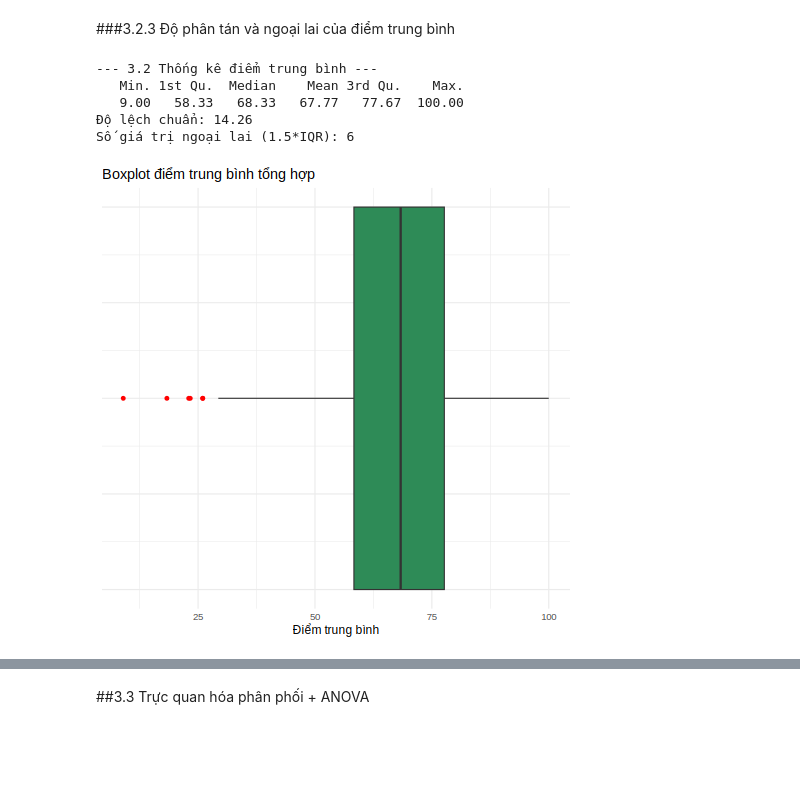
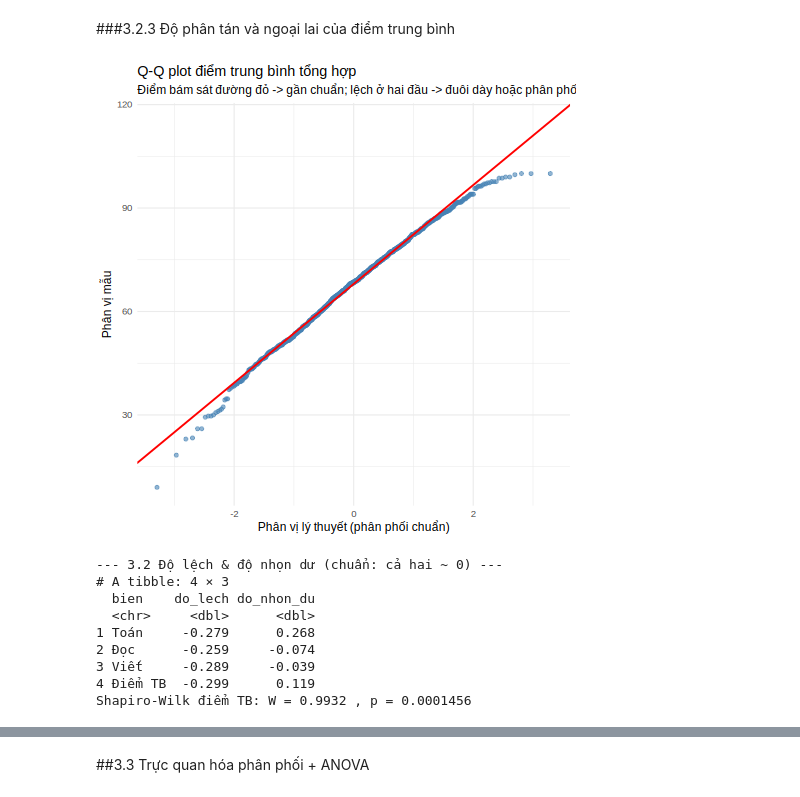
Before and after one commit to 25-DoThanQuocKhanh-24174600024/DHKL18A1HN_Do_An_Nhom_2_CD_3, a Jupyter notebook: Đồ_Án_1_Nhóm_2_2_DHKL18A1HN.ipynb, the cells around one changed output, grey strips where cells are left out. Saved outputs shown, nothing was run; the diff lists cells and outputs as text; code cells hidden in the pictures; blank space fills up the shorter version.

```diff
--- a/Đồ_Án_1_Nhóm_2_2_DHKL18A1HN.ipynb
+++ b/Đồ_Án_1_Nhóm_2_2_DHKL18A1HN.ipynb
@@ -1150,27 +1153,41 @@ save_plot(p32b, "3.2b_density")
 # %% [markdown]
 ###3.2.3 Độ phân tán và ngoại lai của điểm trung bình
-# %%
-%%R
-# [p32c] BOXPLOT: độ phân tán và ngoại lai (chấm đỏ) của điểm trung bình  -> plots/3.2c_boxplot.png
-p32c <- ggplot(df, aes(y = average_score)) +
-  geom_boxplot(fill = "seagreen", width = 0.4, outlier.colour = "red") +
-  coord_flip() +
-  labs(title = "Boxplot điểm trung bình tổng hợp", y = "Điểm trung bình", x = NULL) +
-  theme(axis.text.y = element_blank())
-save_plot(p32c, "3.2c_boxplot", h = 3)
-
-# Ngoại lai của điểm TRUNG BÌNH (quy tắc 1.5*IQR). Phần 2.4.4 (Python) gắn cờ ngoại lai
-# theo từng MÔN và quyết định GIỮ LẠI vì là điểm thi thật -> ở đây cũng giữ lại, chỉ mô tả.
-q <- quantile(df$average_score, c(.25, .75)); iqr <- diff(q)
-outliers <- df |> filter(average_score < q[1] - 1.5 * iqr | average_score > q[2] + 1.5 * iqr)
-cat("\n--- 3.2 Thống kê điểm trung bình ---\n")
-print(summary(df$average_score))
-cat("Độ lệch chuẩn:", round(sd(df$average_score), 2), "\n")
-cat("Số giá trị ngoại lai (1.5*IQR):", nrow(outliers), "\n")
-# %% [output]
---- 3.2 Thống kê điểm trung bình ---
-   Min. 1st Qu.  Median    Mean 3rd Qu.    Max.
-   9.00   58.33   68.33   67.77   77.67  100.00
-Độ lệch chuẩn: 14.26
-Số giá trị ngoại lai (1.5*IQR): 6
-[figure, removed]
+# %%
+%%R
+# [p32c] Q-Q PLOT: so sánh phân vị mẫu với phân vị chuẩn lý thuyết  -> plots/3.2c_qqplot.png
+p32c <- ggplot(df, aes(sample = average_score)) +
+  stat_qq(color = "steelblue", alpha = 0.6) +
+  stat_qq_line(color = "red", linewidth = 0.9) +
+  labs(title = "Q-Q plot điểm trung bình tổng hợp",
+       subtitle = "Điểm bám sát đường đỏ -> gần chuẩn; lệch ở hai đầu -> đuôi dày hoặc phân phối lệch",
+       x = "Phân vị lý thuyết (phân phối chuẩn)", y = "Phân vị mẫu")
+save_plot(p32c, "3.2c_qqplot")
+# %% [output]
+[figure, added]
+# %%
+
+%%R
+# ---- Bước 2: Độ lệch, độ nhọn và phép biến đổi --------------------------
+sk_raw <- skew_fn(df$average_score)
+tab_shape <- tibble(
+  bien = c("Toán", "Đọc", "Viết", "Điểm TB"),
+  do_lech = c(skew_fn(df$math_score), skew_fn(df$reading_score),
+              skew_fn(df$writing_score), sk_raw),
+  do_nhon_du = c(kurt_fn(df$math_score), kurt_fn(df$reading_score),
+                 kurt_fn(df$writing_score), kurt_fn(df$average_score))
+)
+cat("\n--- 3.2 Độ lệch & độ nhọn dư (chuẩn: cả hai ~ 0) ---\n")
+print(tab_shape |> mutate(across(where(is.numeric), \(x) round(x, 3))))
+
+sh_all <- shapiro.test(df$average_score)
+cat("Shapiro-Wilk điểm TB: W =", round(sh_all$statistic, 4), ", p =", signif(sh_all$p.value, 4), "\n")
+# %% [output]
+--- 3.2 Độ lệch & độ nhọn dư (chuẩn: cả hai ~ 0) ---
+# A tibble: 4 × 3
+  bien    do_lech do_nhon_du
+  <chr>     <dbl>      <dbl>
+1 Toán     -0.279      0.268
+2 Đọc      -0.259     -0.074
+3 Viết     -0.289     -0.039
+4 Điểm TB  -0.299      0.119
+Shapiro-Wilk điểm TB: W = 0.9932 , p = 0.0001456
```
Also changed, not shown: parts of 14 cells of this notebook.
